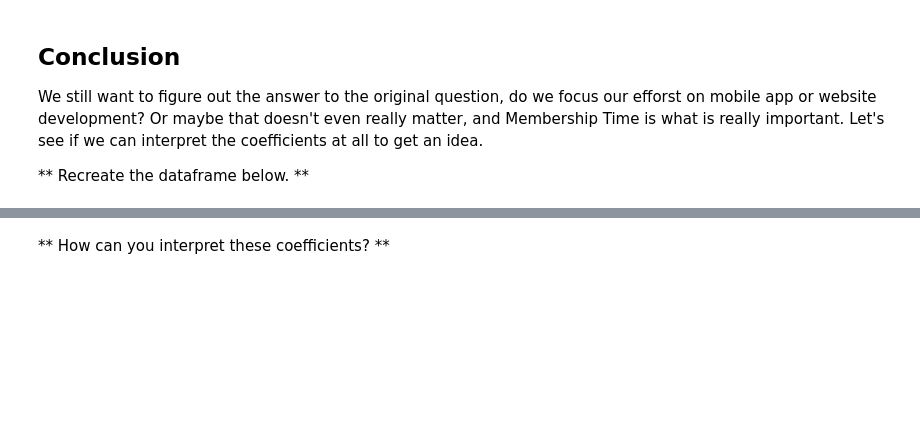
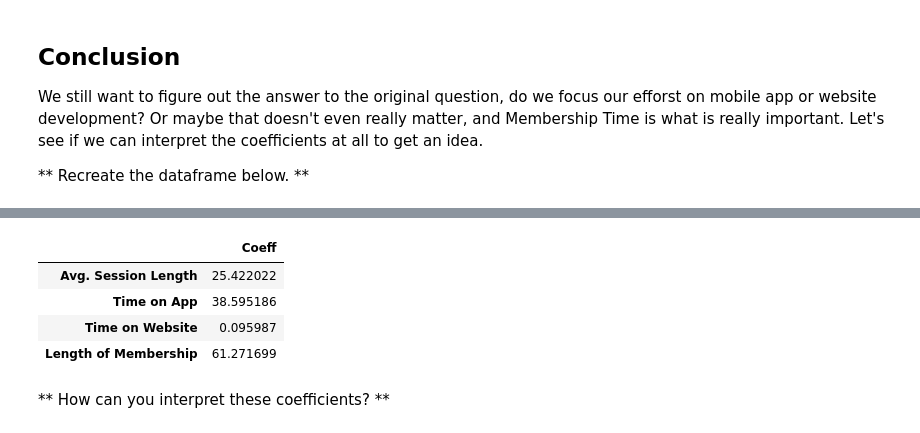
Before and after one commit to sczternasty/Training-Project-Regression, a Jupyter notebook: 02-Linear Regression Project.ipynb, the cells around one changed output, grey strips where cells are left out. Saved outputs shown, nothing was run; the diff lists cells and outputs as text; code cells hidden in the pictures; blank space fills up the shorter version.

```diff
--- a/02-Linear Regression Project.ipynb
+++ b/02-Linear Regression Project.ipynb
@@ -133,2 +135,4 @@ Now that we've explored the data a bit, let's go ahead and split the data into t
+# %%
+Y = df['Yearly Amount Spent']
 # %% [markdown]
 ** Use model_selection.train_test_split from sklearn to split the data into training and testing sets. Set test_size=0.3 and random_state=101**
@@ -197,3 +217,11 @@ We still want to figure out the answer to the original question, do we focus our
+# %%
+pd.DataFrame(lm.coef_, X.columns, columns=['Coeff'])
+# %% [output]
+|  | Coeff |
+| Avg. Session Length | 25.422022 |
+| Time on App | 38.595186 |
+| Time on Website | 0.095987 |
+| Length of Membership | 61.271699 |
 # %% [markdown]
 ** How can you interpret these coefficients? **
 # %% [markdown]
```
Also changed, not shown: parts of 18 cells of this notebook.
